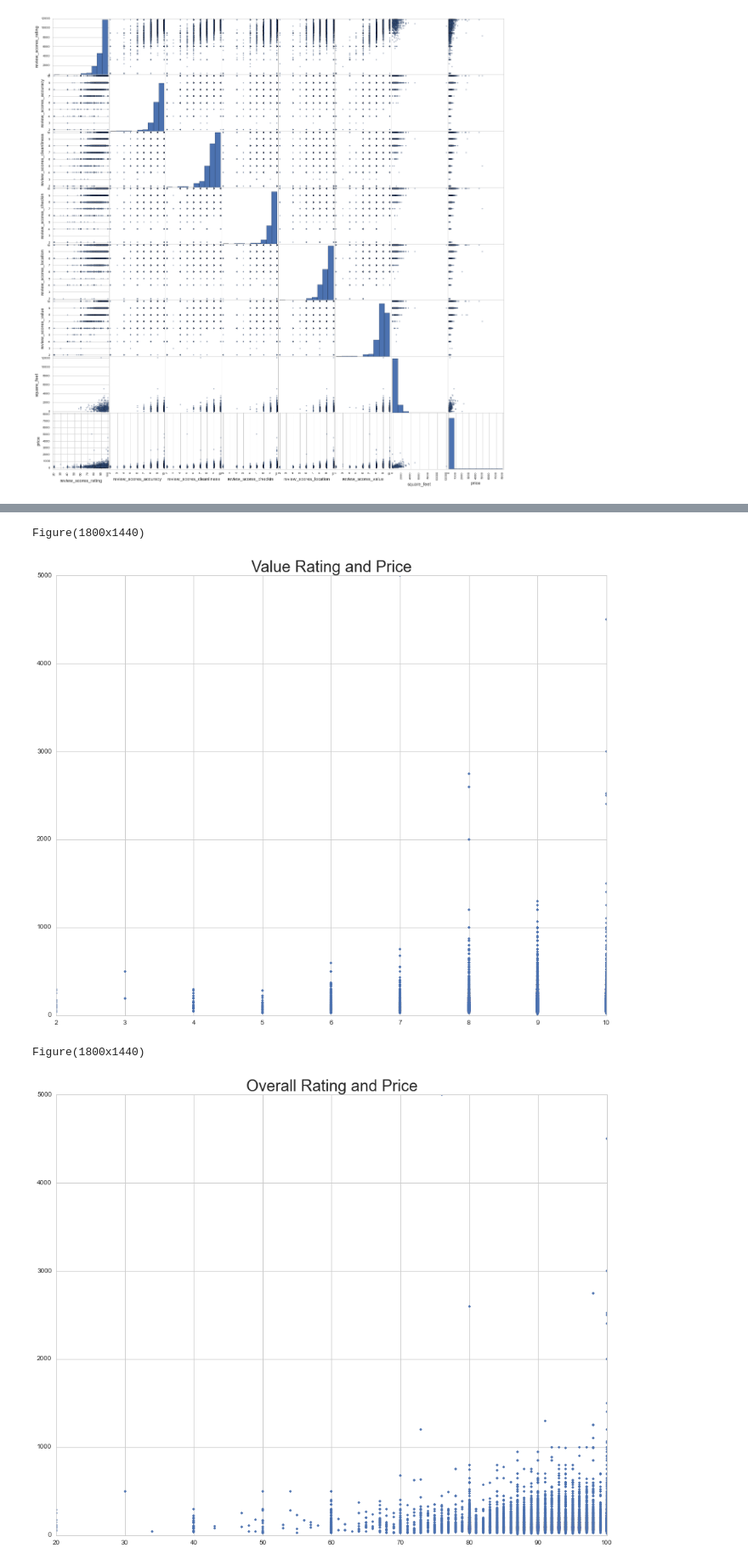
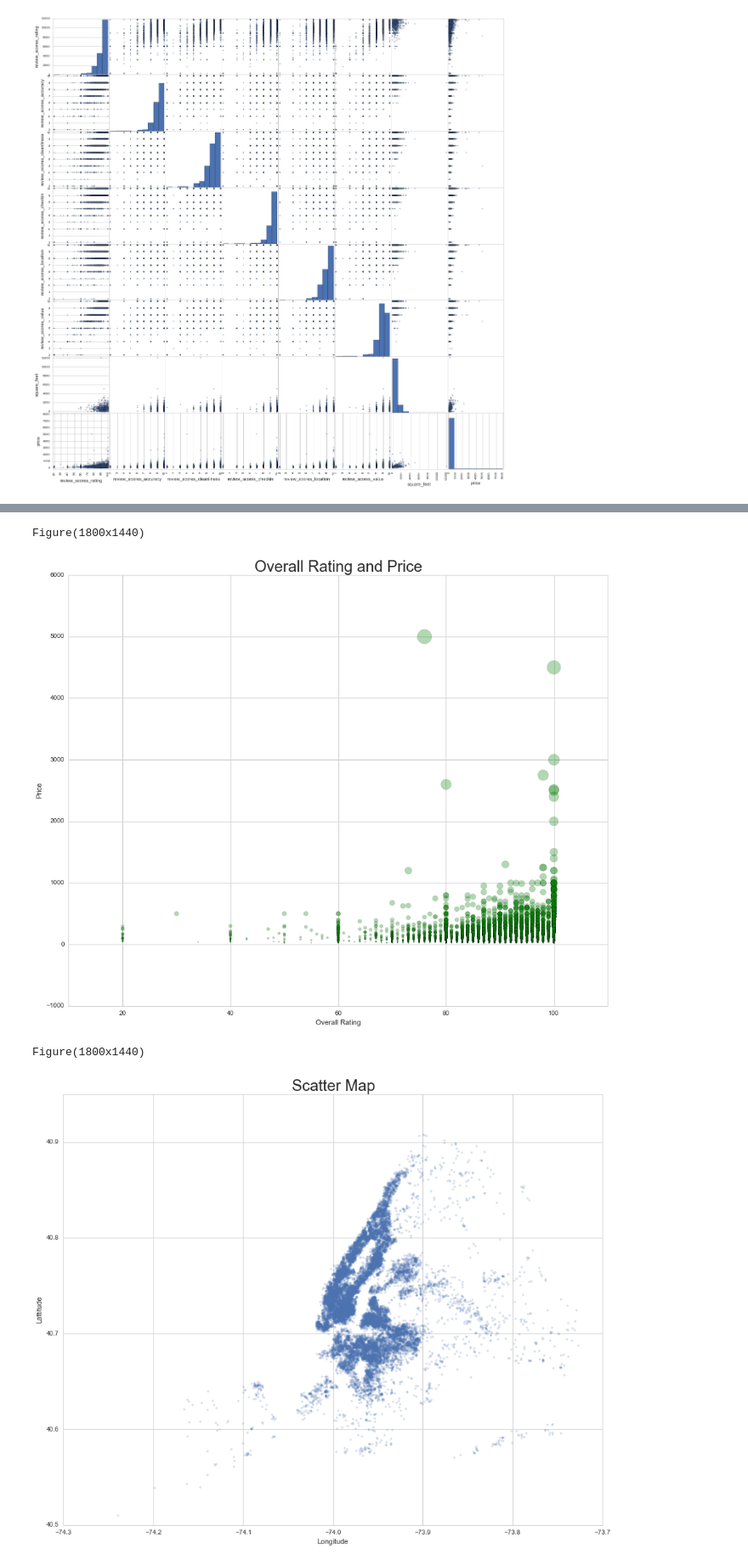
Before and after one commit to duncancfraser/GA_DS18, a Jupyter notebook: Project/Exploration/AirBnB NYC.ipynb, the cells around one changed output, grey strips where cells are left out. Shown at 85% size. Cells and saved outputs as stored; diff of their text form; code cells hidden in the pictures.

```diff
--- a/Project/Exploration/AirBnB NYC.ipynb
+++ b/Project/Exploration/AirBnB NYC.ipynb
@@ -77,9 +123,9 @@ for i in range(len(list)):
 # %%
 #Quickly pare down the data and split into two frames for the purpose of getting describe info
-desired_cols = [0,3,5,6,7,9,11,12,13,14,15,16,17,18,19,20,21,22,23,24,25,26,27,28,31,32,33,34,42,43,44,45,46,47,48,49,50,51]
+desired_cols = [0,3,5,6,7,9,11,12,14,17,18,19,20,21,22,23,24,25,26,27,28,31,32,33,34,36,42,43,44,45,46,47,48,49,50,51]
 
-split1 = [0,3,5,6,7,9,11,12,13,14,15,16,17,18,19,20,21,22,23,24,25]
-split2 = [26,27,28,31,32,33,34,41,42,43,44,45,46,47,48,49,50,51]
+split1 = [0,3,5,6,7,9,11,12,13,14,17,18,19,20,21,22,23,24,25]
+split2 = [26,27,28,31,32,33,34,36,42,43,44,45,46,47,48,49,50,51]
 
 abnb_reduced = abnb_flist[desired_cols]
 
@@ -206,28 +365,32 @@ Figure(1800x1440)
 # %%
-fig, axes = plt.subplots(nrows=2, ncols=1,)
+fig, axes = plt.subplots()
 
 plt.subplot(1, 1, 1)
-plt.plot(abnb_reduced.review_scores_value, abnb_reduced.price, '.')
+plt.scatter(abnb_reduced.review_scores_rating, abnb_reduced.price,  s=abnb_reduced.price/10, alpha = 0.3, c='g')
 
 plt.subplot(1, 1, 1)
 
-plt.title('Value Rating and Price', fontsize = 24)
+plt.xlabel('Overall Rating')
+plt.ylabel('Price')
+plt.title('Overall Rating and Price', fontsize = 24)
 
 print fig
 # %% [output]
 Figure(1800x1440)
-[figure, old version]
+[figure, new version]
 # %%
-fig, axes = plt.subplots(nrows=2, ncols=1,)
+fig, ax = plt.subplots(1)
 
 plt.subplot(1, 1, 1)
-plt.plot(abnb_reduced.review_scores_rating, abnb_reduced.price, '.')
+plt.plot(abnb_reduced.longitude, abnb_reduced.latitude, '.', alpha = 0.2)
 
 plt.subplot(1, 1, 1)
 
-plt.title('Overall Rating and Price', fontsize = 24)
+plt.xlabel('Longitude')
+plt.ylabel('Lattitude')
+plt.title('Scatter Map', fontsize = 24)
 
 print fig
 # %% [output]
 Figure(1800x1440)
-[figure, old version]
+[figure, new version]
```
Also changed, not shown: parts of 53 cells of this notebook, 1 other file.
